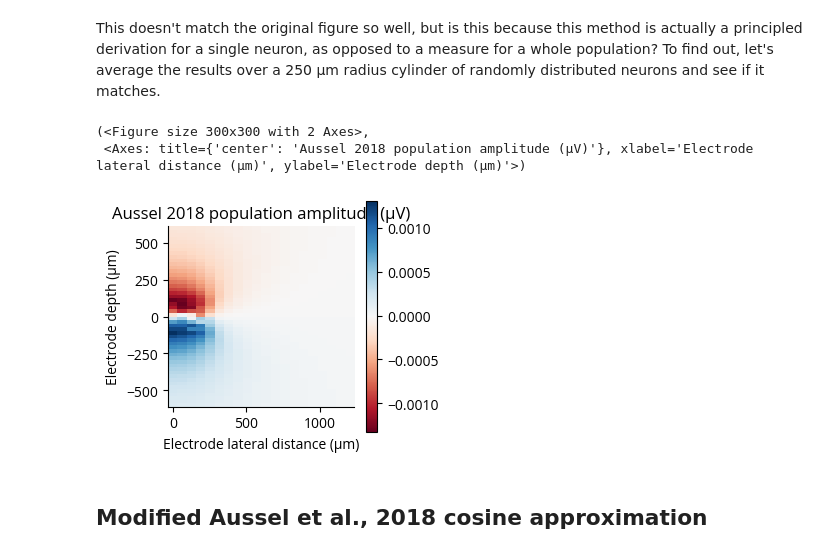
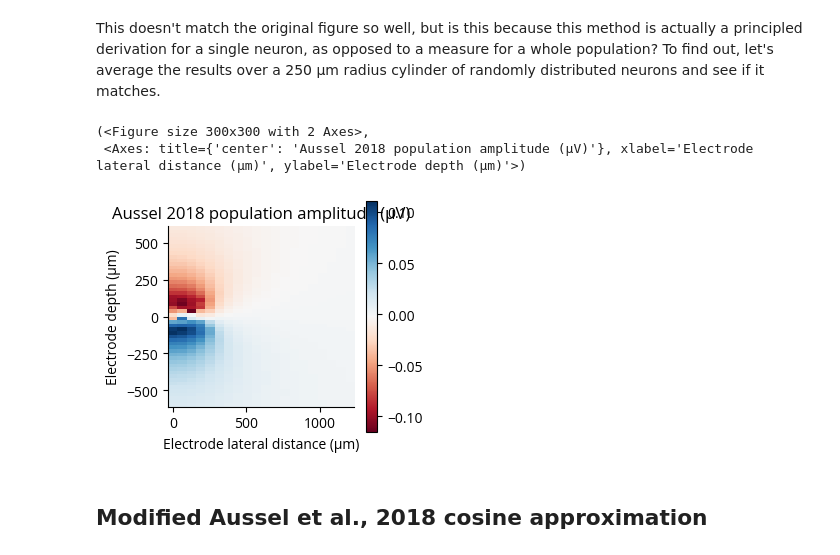
Before and after one commit to Sensory-Information-Processing-Lab/tklfp, a Jupyter notebook: notebooks/amplitude_comparison.ipynb, the cells around one changed output. Saved outputs shown, nothing was run; the diff lists cells and outputs as text; code cells hidden in the pictures.

Commit message:
scale mazzoni15_nrn, aussel18

```diff
--- a/notebooks/amplitude_comparison.ipynb
+++ b/notebooks/amplitude_comparison.ipynb
@@ -74,29 +63,27 @@ To find out, let's average the results over a 250 μm radius cylinder of randoml
 # %%
 n = 4000
 # center of neuron between -100 and 100 microns
 nrns_somata = rng.uniform(-250, 0, n)
 nrns_apex = rng.uniform(0, 250, n)
 dd_neurons = (nrns_somata + nrns_apex) / 2
 dd_pop = dd[..., np.newaxis] - dd_neurons
-# neuron lengths between 100 and 400 microns
-# L_pop = rng.uniform(100, 400, n)
 L_pop = nrns_apex - nrns_somata
 # horizontal distance: not simple. depends on r
 rr_neurons = np.sqrt(rng.uniform(0, 250**2, n))
 theta_neurons = rng.uniform(0, 2 * np.pi, n)
 rr_pop = np.sqrt(
     (rr[..., np.newaxis] - rr_neurons * np.cos(theta_neurons)) ** 2
     + (rr_neurons * np.sin(theta_neurons)) ** 2
 )
 
-f_aussel_pop = wslfp.aussel18(rr_pop, dd_pop, L_pop).mean(axis=2)
-wslfp.amplitude.plot_amp(
+f_aussel_pop = wslfp.aussel18(rr_pop, dd_pop, L_pop).sum(axis=2)
+wslfp.plot_amp(
     f_aussel_pop, title="Aussel 2018 population amplitude (μV)", extent=extent
 )
 # %% [output]
 (<Figure size 300x300 with 2 Axes>,
  <Axes: title={'center': 'Aussel 2018 population amplitude (μV)'}, xlabel='Electrode lateral distance (μm)', ylabel='Electrode depth (μm)'>)
-[figure, old version]
+[figure, new version]
 # %% [markdown]
 ## Modified Aussel et al., 2018 cosine approximation
 # %%
```
Also changed, not shown: parts of 12 cells of this notebook, 3 other files.
